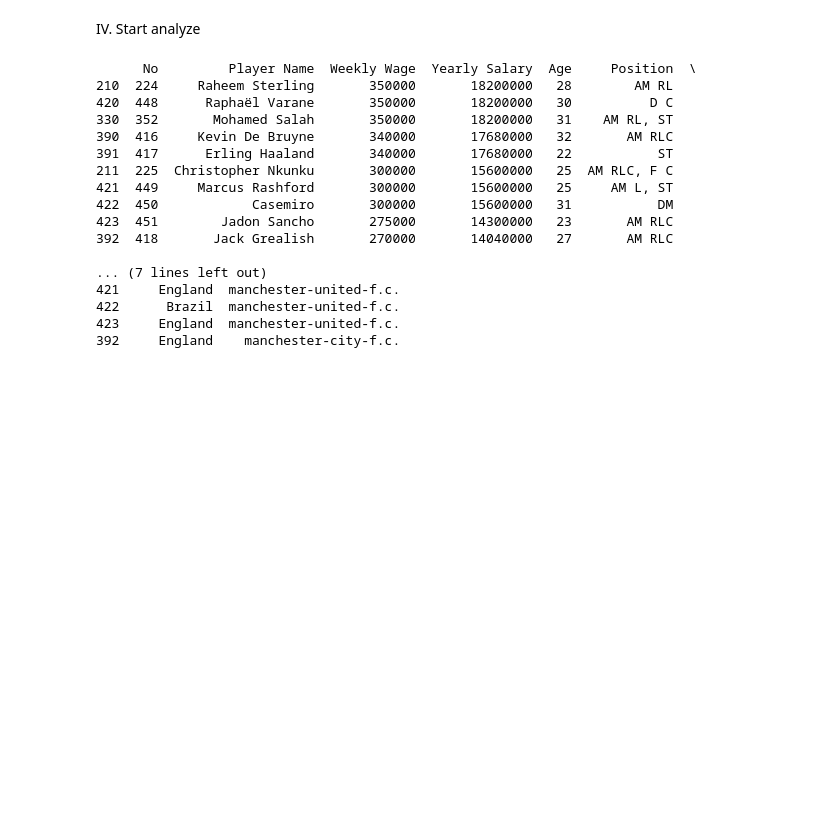
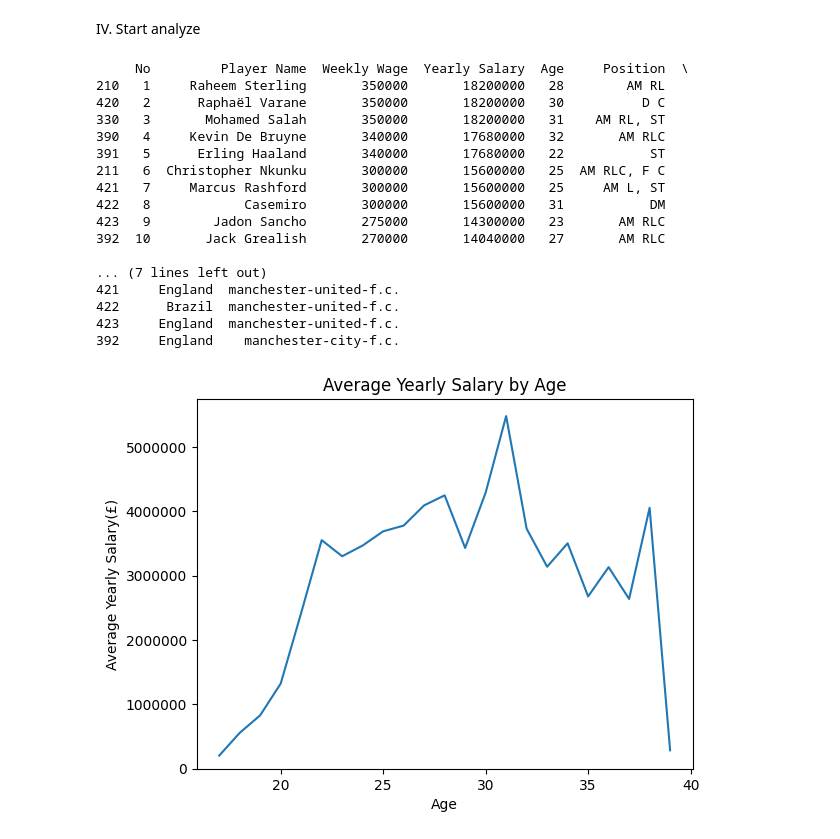
Before and after one commit to namnguyenth/data-epl-salary-analytic, a Jupyter notebook: salary-report.ipynb, the cells around one changed output. Saved outputs shown, nothing was run; the diff lists cells and outputs as text; code cells hidden in the pictures; blank space fills up the shorter version.

```diff
--- a/salary-report.ipynb
+++ b/salary-report.ipynb
@@ -59,22 +61,38 @@ IV. Start analyze
 # %%
 # Top 10 Highest salary per year
 df_highest_salary_value = df.sort_values(by='Weekly Wage', ascending=False).head(10)
+df_highest_salary_value['No'] = range(1,11)
 print(df_highest_salary_value)
 # %% [output]
-      No         Player Name  Weekly Wage  Yearly Salary  Age     Position  \
-210  224     Raheem Sterling       350000       18200000   28        AM RL
-420  448      Raphaël Varane       350000       18200000   30          D C
-330  352       Mohamed Salah       350000       18200000   31    AM RL, ST
-390  416     Kevin De Bruyne       340000       17680000   32       AM RLC
-391  417      Erling Haaland       340000       17680000   22           ST
-211  225  Christopher Nkunku       300000       15600000   25  AM RLC, F C
-421  449     Marcus Rashford       300000       15600000   25     AM L, ST
-422  450            Casemiro       300000       15600000   31           DM
-423  451        Jadon Sancho       275000       14300000   23       AM RLC
-392  418       Jack Grealish       270000       14040000   27       AM RLC
+     No         Player Name  Weekly Wage  Yearly Salary  Age     Position  \
+210   1     Raheem Sterling       350000       18200000   28        AM RL
+420   2      Raphaël Varane       350000       18200000   30          D C
+330   3       Mohamed Salah       350000       18200000   31    AM RL, ST
+390   4     Kevin De Bruyne       340000       17680000   32       AM RLC
+391   5      Erling Haaland       340000       17680000   22           ST
+211   6  Christopher Nkunku       300000       15600000   25  AM RLC, F C
+421   7     Marcus Rashford       300000       15600000   25     AM L, ST
+422   8            Casemiro       300000       15600000   31           DM
+423   9        Jadon Sancho       275000       14300000   23       AM RLC
+392  10       Jack Grealish       270000       14040000   27       AM RLC
 
 ... (7 lines left out)
 421     England  manchester-united-f.c.
 422      Brazil  manchester-united-f.c.
 423     England  manchester-united-f.c.
 392     England    manchester-city-f.c.
+# %%
+# Average range of salary per age
+avg_slr_by_age = df.groupby('Age')['Yearly Salary'].mean()
+# Vẽ biểu đồ đường
+plt.plot(avg_slr_by_age.index, avg_slr_by_age.values)
+plt.xlabel('Age')
+plt.ylabel('Average Yearly Salary(£)')
+plt.title('Average Yearly Salary by Age')
+
+# Tăng độ rõ ràng của trục y
+plt.ticklabel_format(style='plain')
+plt.ylim(bottom=0)
+plt.show()
+# %% [output]
+[figure, added]
```
Also changed, not shown: parts of 1 cell of this notebook.
